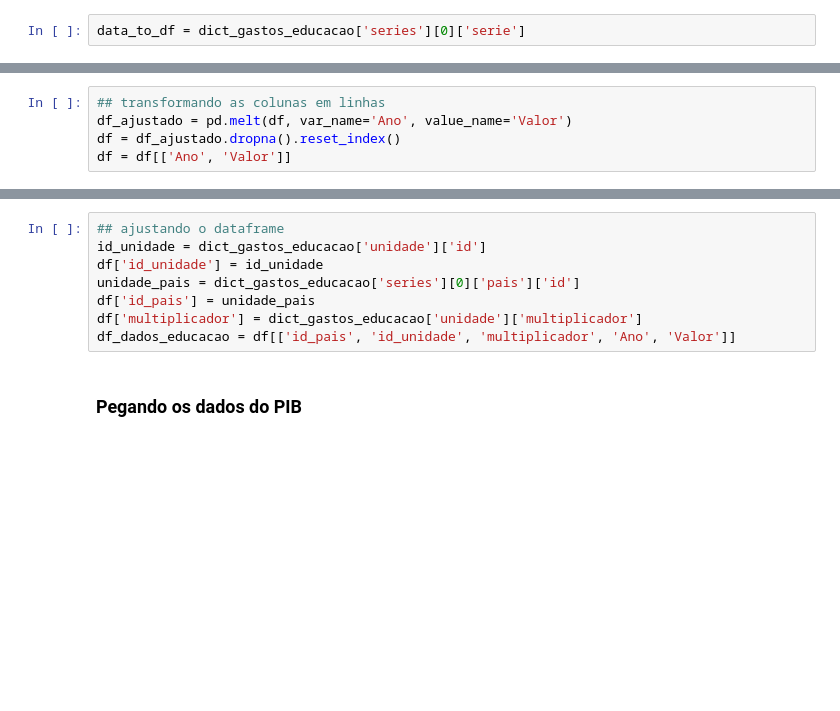
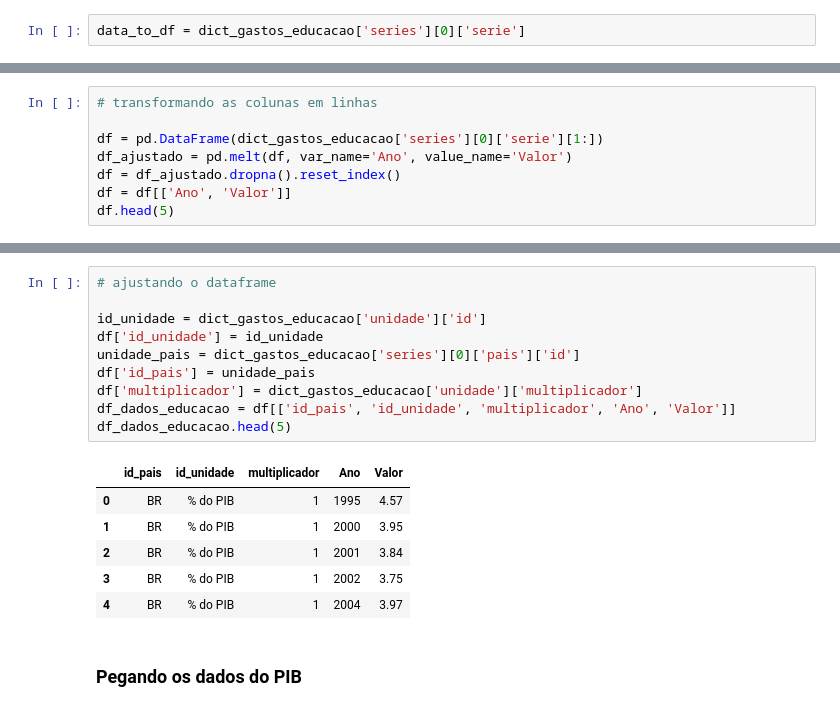
Before and after one commit to MateusCoppi/brasil_education_spending, a Jupyter notebook: etl.ipynb, the cells around one changed output, grey strips where cells are left out. Saved outputs shown, nothing was run; the diff lists cells and outputs as text; blank space fills up the shorter version.

```diff
--- a/etl.ipynb
+++ b/etl.ipynb
@@ -60,5 +66,8 @@ df = pd.DataFrame(data_list)
 # %%
-## transformando as colunas em linhas
+# transformando as colunas em linhas
+
+df = pd.DataFrame(dict_gastos_educacao['series'][0]['serie'][1:])
 df_ajustado = pd.melt(df, var_name='Ano', value_name='Valor')
 df = df_ajustado.dropna().reset_index()
 df = df[['Ano', 'Valor']]
+df.head(5)
@@ -65,11 +81,20 @@ df = df[['Ano', 'Valor']]
 # %%
-## ajustando o dataframe
+# ajustando o dataframe
+
 id_unidade = dict_gastos_educacao['unidade']['id']
 df['id_unidade'] = id_unidade
 unidade_pais = dict_gastos_educacao['series'][0]['pais']['id']
 df['id_pais'] = unidade_pais
 df['multiplicador'] = dict_gastos_educacao['unidade']['multiplicador']
 df_dados_educacao = df[['id_pais', 'id_unidade', 'multiplicador', 'Ano', 'Valor']]
+df_dados_educacao.head(5)
+# %% [output]
+|  | id_pais | id_unidade | multiplicador | Ano | Valor |
+| 0 | BR | % do PIB | 1 | 1995 | 4.57 |
+| 1 | BR | % do PIB | 1 | 2000 | 3.95 |
+| 2 | BR | % do PIB | 1 | 2001 | 3.84 |
+| 3 | BR | % do PIB | 1 | 2002 | 3.75 |
+| 4 | BR | % do PIB | 1 | 2004 | 3.97 |
 # %% [markdown]
 ### Pegando os dados do PIB
 # %%
```
Also changed, not shown: parts of 19 cells of this notebook, 1 other file.
